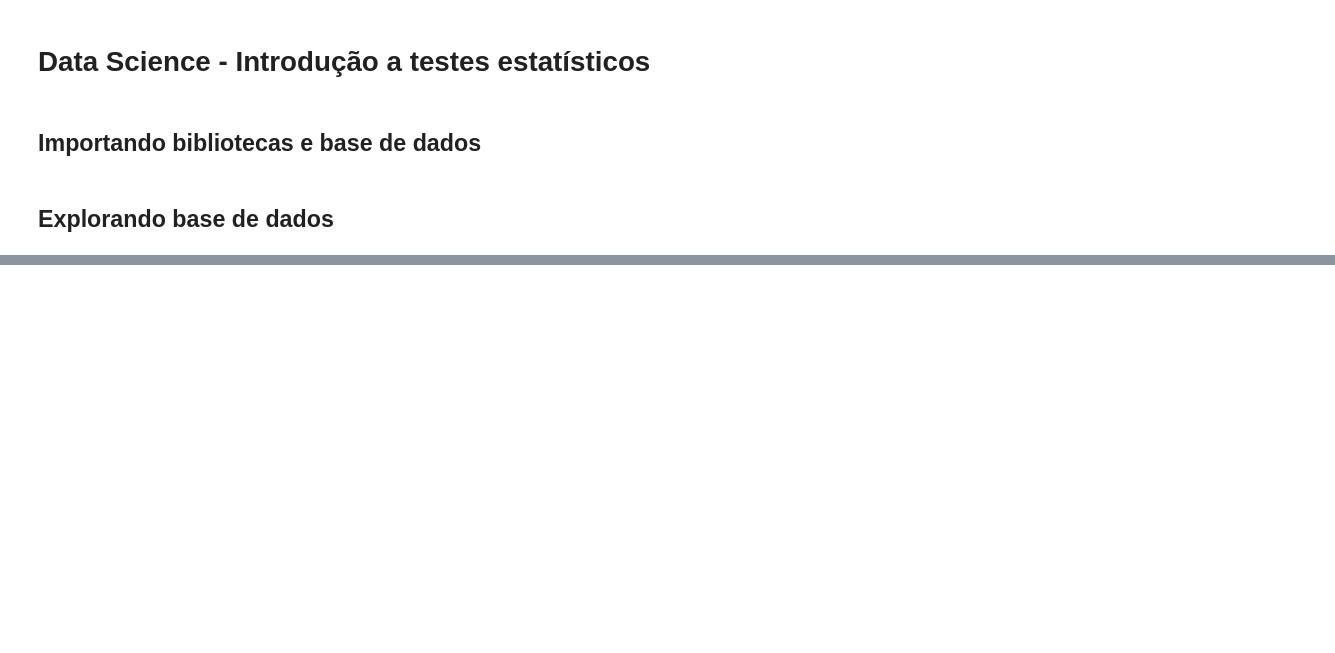
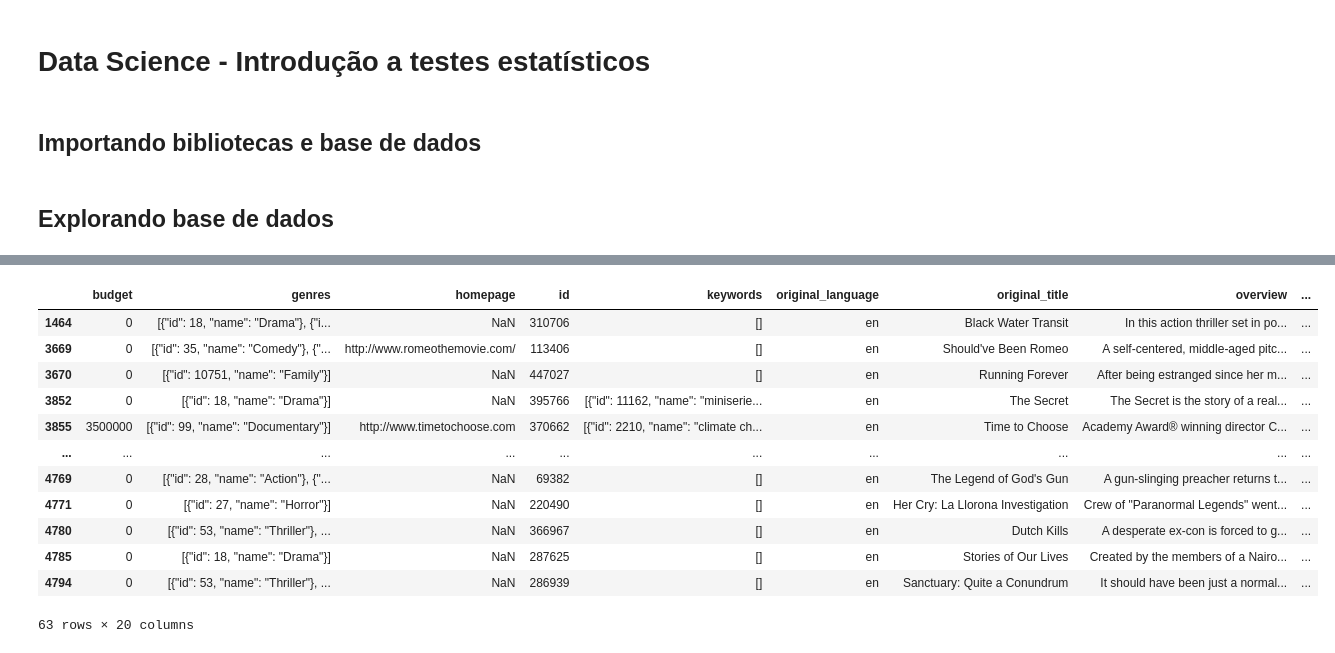
Before and after one commit to OliveiraLucas29/Curso_DataScience_Alura, a Jupyter notebook: testes_estatisticos_python/Introdução a testes.ipynb, the cells around one changed output, grey strips where cells are left out. Saved outputs shown, nothing was run; the diff lists cells and outputs as text; code cells hidden in the pictures; blank space fills up the shorter version.

```diff
--- a/testes_estatisticos_python/Introdução a testes.ipynb
+++ b/testes_estatisticos_python/Introdução a testes.ipynb
@@ -21,0 +71,16 @@ tmdb.head(3)
+# %%
+tmdb.query('vote_average == 0')
+# %% [output]
+|  | budget | genres | homepage | id | keywords | original_language | original_title | overview | ... |
+| 1464 | 0 | [{"id": 18, "name": "Drama"}, {"i... | NaN | 310706 | [] | en | Black Water Transit | In this action thriller set in po... | ... |
+| 3669 | 0 | [{"id": 35, "name": "Comedy"}, {"... | http://www.romeothemovie.com/ | 113406 | [] | en | Should've Been Romeo | A self-centered, middle-aged pitc... | ... |
+| 3670 | 0 | [{"id": 10751, "name": "Family"}] | NaN | 447027 | [] | en | Running Forever | After being estranged since her m... | ... |
+| 3852 | 0 | [{"id": 18, "name": "Drama"}] | NaN | 395766 | [{"id": 11162, "name": "miniserie... | en | The Secret | The Secret is the story of a real... | ... |
+| 3855 | 3500000 | [{"id": 99, "name": "Documentary"}] | http://www.timetochoose.com | 370662 | [{"id": 2210, "name": "climate ch... | en | Time to Choose | Academy Award® winning director C... | ... |
+| ... | ... | ... | ... | ... | ... | ... | ... | ... | ... |
+| 4769 | 0 | [{"id": 28, "name": "Action"}, {"... | NaN | 69382 | [] | en | The Legend of God's Gun | A gun-slinging preacher returns t... | ... |
+| 4771 | 0 | [{"id": 27, "name": "Horror"}] | NaN | 220490 | [] | en | Her Cry: La Llorona Investigation | Crew of "Paranormal Legends" went... | ... |
+| 4780 | 0 | [{"id": 53, "name": "Thriller"}, ... | NaN | 366967 | [] | en | Dutch Kills | A desperate ex-con is forced to g... | ... |
+| 4785 | 0 | [{"id": 18, "name": "Drama"}] | NaN | 287625 | [] | en | Stories of Our Lives | Created by the members of a Nairo... | ... |
+| 4794 | 0 | [{"id": 53, "name": "Thriller"}, ... | NaN | 286939 | [] | en | Sanctuary: Quite a Conundrum | It should have been just a normal... | ... |
+63 rows × 20 columns
```
Also changed, not shown: parts of 6 cells of this notebook.
